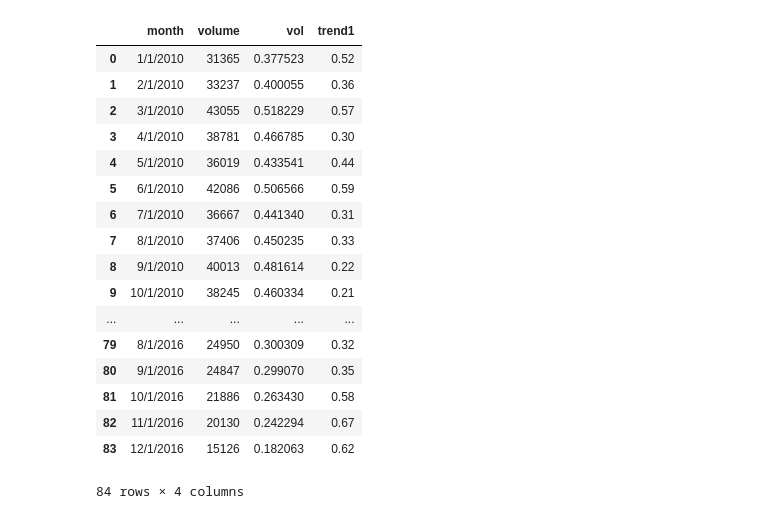
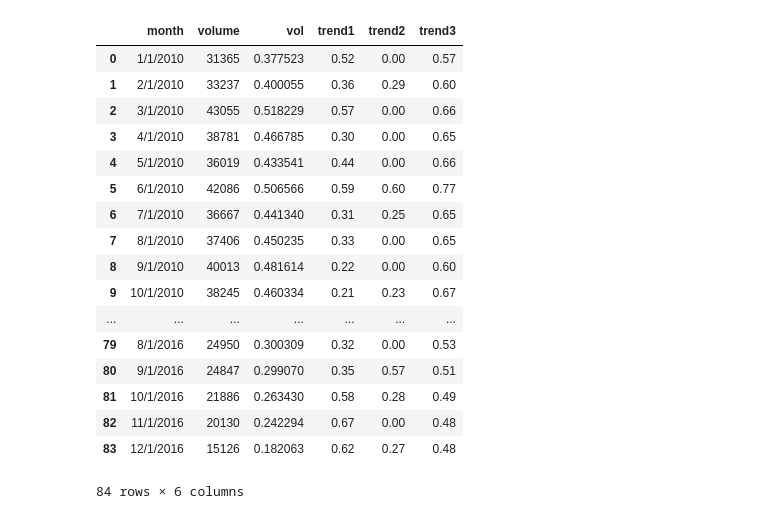
Before and after one commit to vishnurmurthy/uspto, a Jupyter notebook: baseline.ipynb, the cells around one changed output. Drawn from its saved outputs; the diff is of its cells as text; code cells hidden in the pictures.

```diff
--- a/baseline.ipynb
+++ b/baseline.ipynb
@@ -10,34 +10,40 @@ from sklearn import metrics
 # %%
 appVolDat = pd.read_csv('filingVolumes.csv')
 prediction = appVolDat.iloc[1405]
 appVolDat = appVolDat.iloc[1320:1404]
 appVolDat = appVolDat.reset_index(drop=True)
 maximum = max(appVolDat.volume)
 appVolDat['vol'] = appVolDat.volume/maximum
 
-trend1 = pd.read_csv('trend_CostOfPatent.csv').trends.iloc[72:156].reset_index(drop=True)/100
-appVolDat['trend1'] = trend1#(trend1 - np.mean(trend1)) / np.std(trend1)
+trend = pd.read_csv('trend_CostOfPatent.csv').trends.iloc[72:156].reset_index(drop=True)/100
+appVolDat['trend1'] = trend#(trend1 - np.mean(trend1)) / np.std(trend1)
+
+trend = pd.read_csv('trend_utilityVDesign.csv').trends.iloc[72:156].reset_index(drop=True)/100
+appVolDat['trend2'] = trend#(trend1 - np.mean(trend1)) / np.std(trend1)
+
+trend = pd.read_csv('trend_uspto.csv').trends.iloc[72:156].reset_index(drop=True)/100
+appVolDat['trend3'] = trend#(trend1 - np.mean(trend1)) / np.std(trend1)
 
 appVolDat
 # %% [output]
-|  | month | volume | vol | trend1 |
-| 0 | 1/1/2010 | 31365 | 0.377523 | 0.52 |
-| 1 | 2/1/2010 | 33237 | 0.400055 | 0.36 |
-| 2 | 3/1/2010 | 43055 | 0.518229 | 0.57 |
-| 3 | 4/1/2010 | 38781 | 0.466785 | 0.30 |
-| 4 | 5/1/2010 | 36019 | 0.433541 | 0.44 |
-| 5 | 6/1/2010 | 42086 | 0.506566 | 0.59 |
-| 6 | 7/1/2010 | 36667 | 0.441340 | 0.31 |
-| 7 | 8/1/2010 | 37406 | 0.450235 | 0.33 |
-| 8 | 9/1/2010 | 40013 | 0.481614 | 0.22 |
-| 9 | 10/1/2010 | 38245 | 0.460334 | 0.21 |
-| ... | ... | ... | ... | ... |
-| 79 | 8/1/2016 | 24950 | 0.300309 | 0.32 |
-| 80 | 9/1/2016 | 24847 | 0.299070 | 0.35 |
-| 81 | 10/1/2016 | 21886 | 0.263430 | 0.58 |
-| 82 | 11/1/2016 | 20130 | 0.242294 | 0.67 |
-| 83 | 12/1/2016 | 15126 | 0.182063 | 0.62 |
+|  | month | volume | vol | trend1 | trend2 | trend3 |
+| 0 | 1/1/2010 | 31365 | 0.377523 | 0.52 | 0.00 | 0.57 |
+| 1 | 2/1/2010 | 33237 | 0.400055 | 0.36 | 0.29 | 0.60 |
+| 2 | 3/1/2010 | 43055 | 0.518229 | 0.57 | 0.00 | 0.66 |
+| 3 | 4/1/2010 | 38781 | 0.466785 | 0.30 | 0.00 | 0.65 |
+| 4 | 5/1/2010 | 36019 | 0.433541 | 0.44 | 0.00 | 0.66 |
+| 5 | 6/1/2010 | 42086 | 0.506566 | 0.59 | 0.60 | 0.77 |
+| 6 | 7/1/2010 | 36667 | 0.441340 | 0.31 | 0.25 | 0.65 |
+| 7 | 8/1/2010 | 37406 | 0.450235 | 0.33 | 0.00 | 0.65 |
+| 8 | 9/1/2010 | 40013 | 0.481614 | 0.22 | 0.00 | 0.60 |
+| 9 | 10/1/2010 | 38245 | 0.460334 | 0.21 | 0.23 | 0.67 |
+| ... | ... | ... | ... | ... | ... | ... |
+| 79 | 8/1/2016 | 24950 | 0.300309 | 0.32 | 0.00 | 0.53 |
+| 80 | 9/1/2016 | 24847 | 0.299070 | 0.35 | 0.57 | 0.51 |
+| 81 | 10/1/2016 | 21886 | 0.263430 | 0.58 | 0.28 | 0.49 |
+| 82 | 11/1/2016 | 20130 | 0.242294 | 0.67 | 0.00 | 0.48 |
+| 83 | 12/1/2016 | 15126 | 0.182063 | 0.62 | 0.27 | 0.48 |
-84 rows × 4 columns
+84 rows × 6 columns
 # %%
 for i in range(1,13):
     appVolDat['volShift'+str(i)] = appVolDat.vol.shift(i)
```
Also changed, not shown: parts of 6 cells of this notebook, 1 other file.
